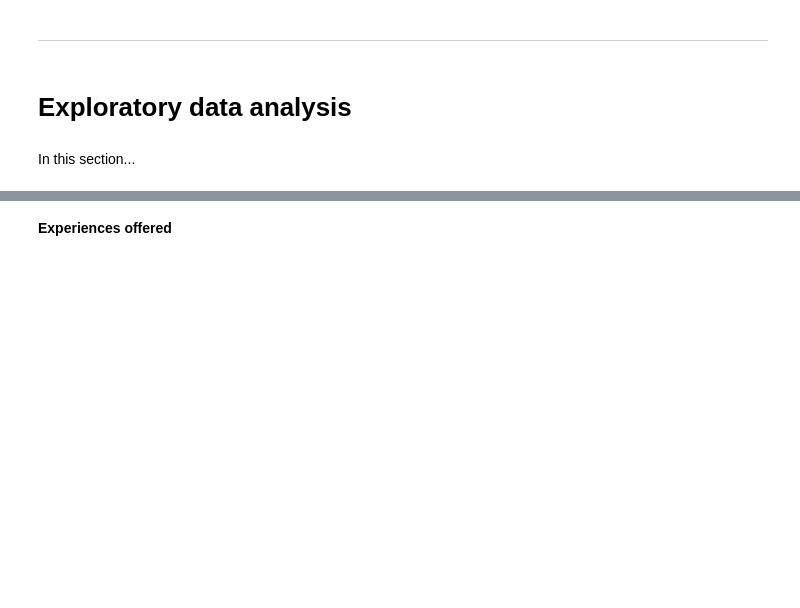
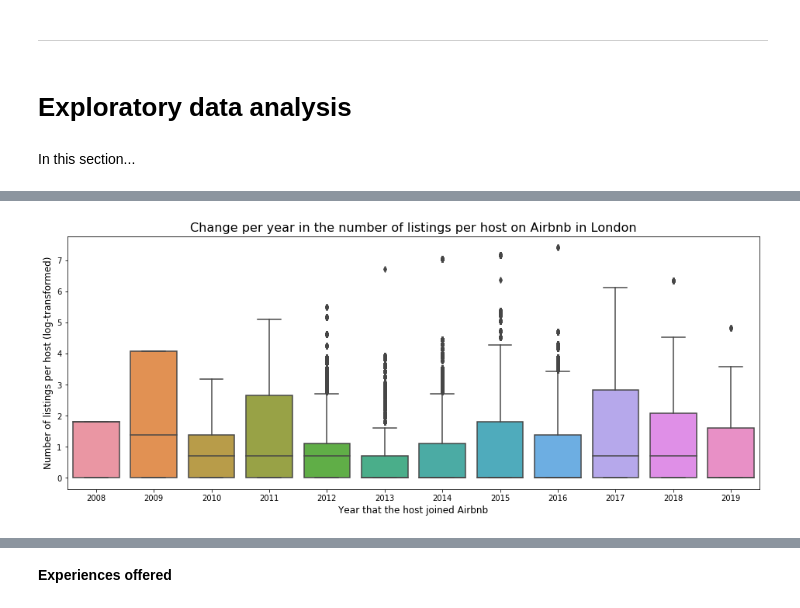
Before and after one commit to cbuie/Airbnb-neural-network-price-prediction, a Jupyter notebook: Airbnb-price-prediction.ipynb, the cells around one changed output, grey strips where cells are left out. Drawn from its saved outputs; the diff is of its cells as text; code cells hidden in the pictures; blank space fills up the shorter version.

```diff
--- a/Airbnb-price-prediction.ipynb
+++ b/Airbnb-price-prediction.ipynb
@@ -715,0 +752,9 @@ In this section...
+# %%
+plt.figure(figsize=(16,6))
+sns.boxplot(df.host_since.dt.year, np.log(df.host_listings_count))
+plt.xlabel('Year that the host joined Airbnb', fontsize=12)
+plt.ylabel('Number of listings per host (log-transformed)', fontsize=12)
+plt.title('Change per year in the number of listings per host on Airbnb in London', fontsize=16)
+plt.show()
+# %% [output]
+[figure, added]
```
Also changed, not shown: parts of 123 cells of this notebook, 1 other file.
